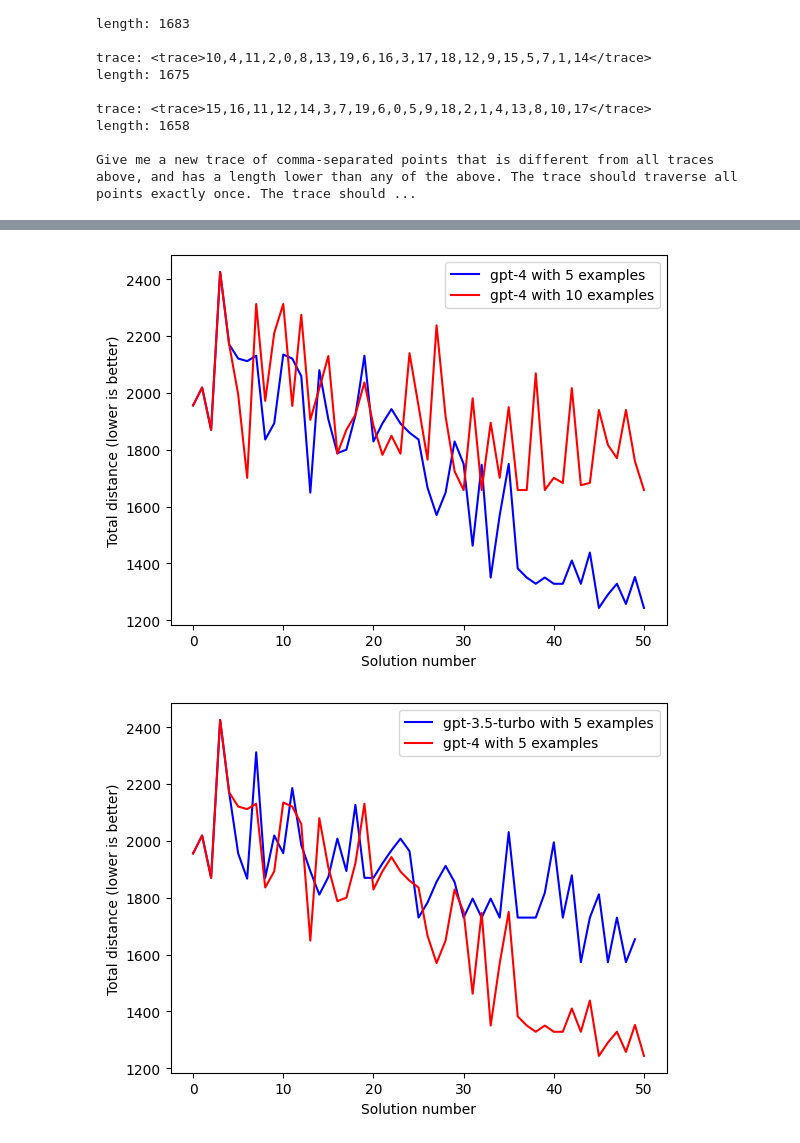
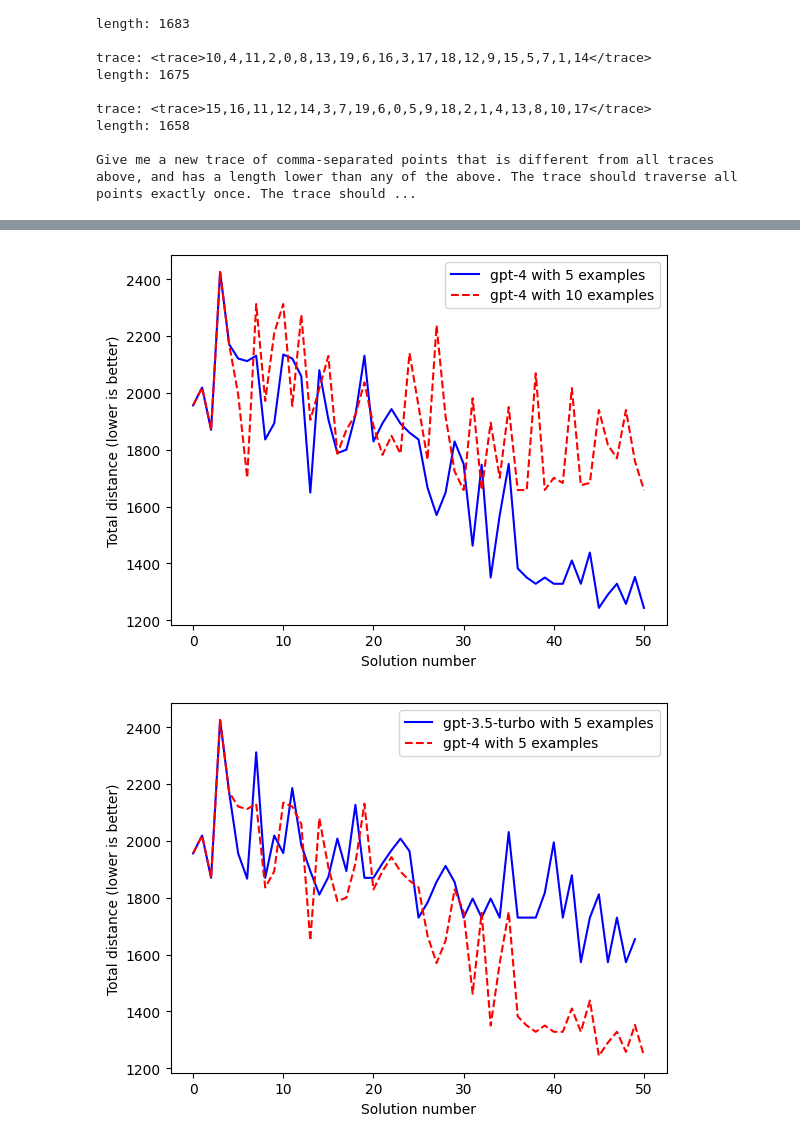
Before and after one commit to davisgcii/optimization-by-prompting, a Jupyter notebook: opro.ipynb, the cells around one changed output, grey strips where cells are left out. Cells and saved outputs as stored; diff of their text form; code cells hidden in the pictures.

```diff
--- a/opro.ipynb
+++ b/opro.ipynb
@@ -471,20 +518,20 @@ plt.show()
 # %%
 # now let's look at just the gpt-4 results
 plt.plot(gpt4_problem.ordered_values, color="blue")
-plt.plot(gpt4_problem_10.ordered_values, color="red")
+plt.plot(gpt4_problem_10.ordered_values, color="red", linestyle="dashed")
 plt.legend(["gpt-4 with 5 examples", "gpt-4 with 10 examples"])
 plt.ylabel('Total distance (lower is better)')
 plt.xlabel('Solution number')
 plt.show()
 # %% [output]
-[figure, old version]
+[figure, new version]
 # %%
 # now let's compare gpt-4 and gpt-3.5-turbo with 5 examples
 plt.plot(gpt_35_turbo_problem.ordered_values, color="blue")
-plt.plot(gpt4_problem.ordered_values, color="red")
+plt.plot(gpt4_problem.ordered_values, color="red", linestyle="dashed")
 plt.legend(["gpt-3.5-turbo with 5 examples", "gpt-4 with 5 examples"])
 plt.ylabel('Total distance (lower is better)')
 plt.xlabel('Solution number')
 plt.show()
 # %% [output]
-[figure, old version]
+[figure, new version]
```
Also changed, not shown: parts of 5 cells of this notebook.
